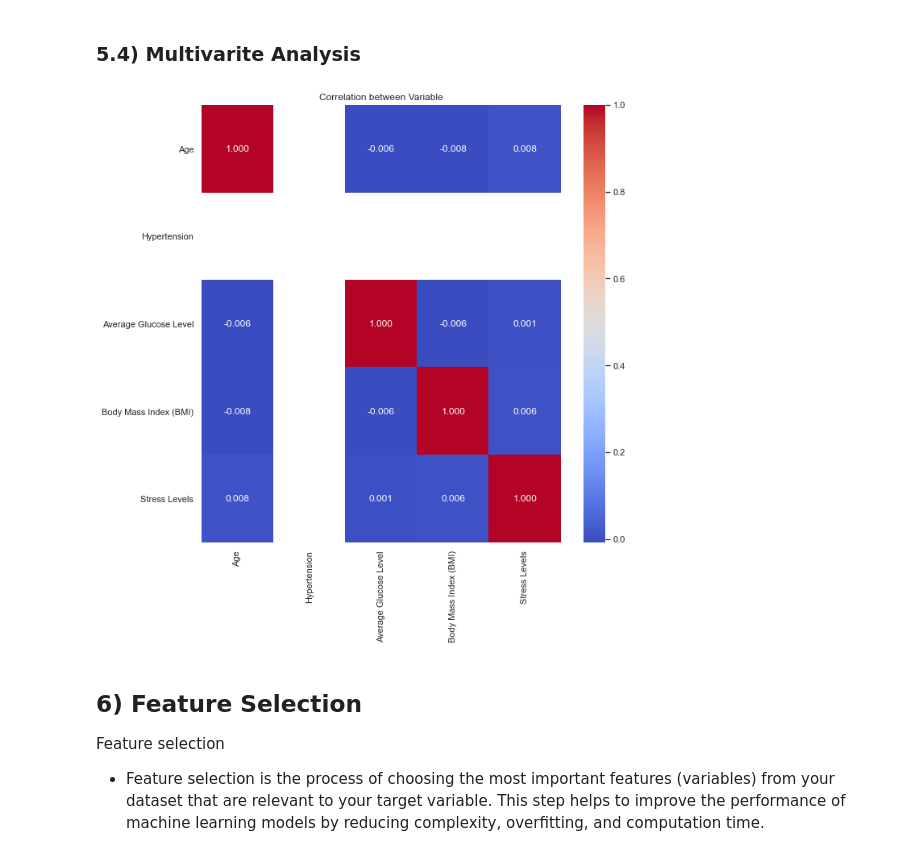
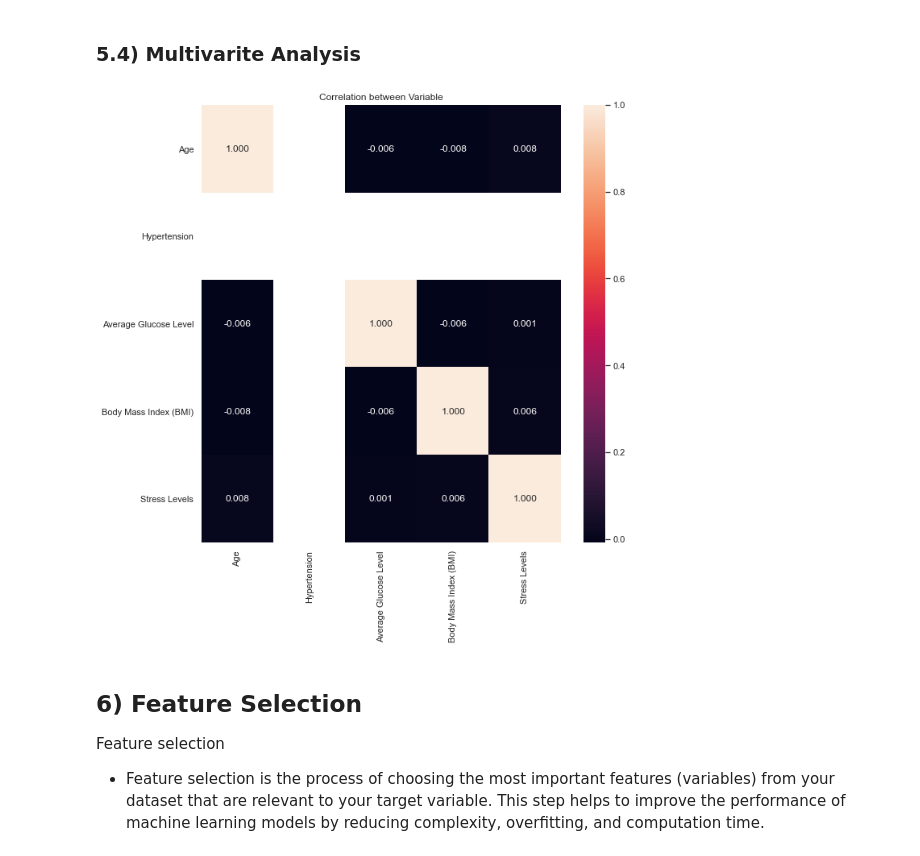
Before and after one commit to kimutai99/stroke-disease-prediction, a Jupyter notebook: notebook/EDA.ipynb, the cells around one changed output. Saved outputs shown, nothing was run; the diff lists cells and outputs as text; code cells hidden in the pictures.

```diff
--- a/notebook/EDA.ipynb
+++ b/notebook/EDA.ipynb
@@ -355,11 +355,11 @@ plt.show()
 ### 5.4) Multivarite Analysis
 # %%
 fig,ax=plt.subplots(figsize=(10,10))
-sns.heatmap(df.corr(),annot=True,ax=ax,fmt='.3f',cmap='coolwarm')
+sns.heatmap(df.corr(),annot=True,ax=ax,fmt='.3f')
 plt.title('Correlation between Variable')
 plt.show()
 # %% [output]
-[figure, old version]
+[figure, new version]
 # %% [markdown]
 ## 6) Feature Selection
 Feature selection
```
Also changed, not shown: parts of 5 cells of this notebook, 1 other file.
